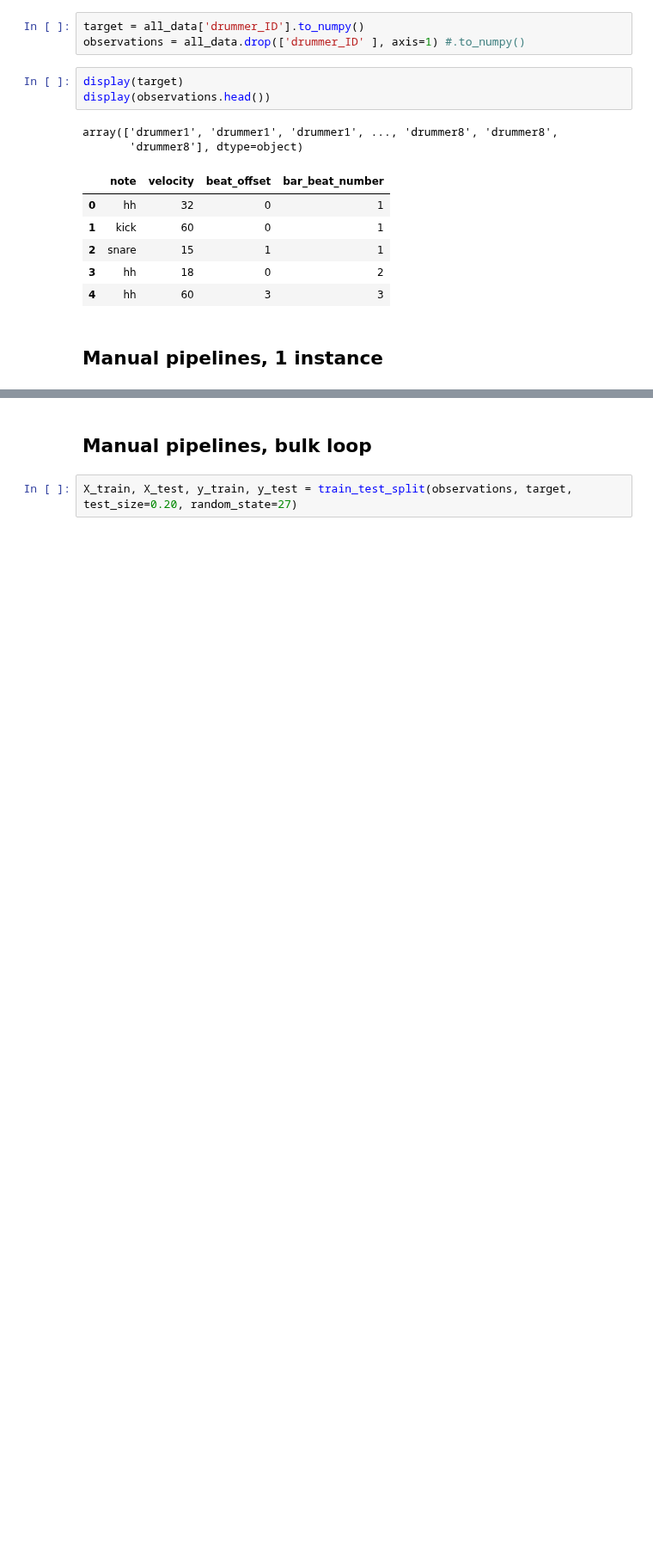
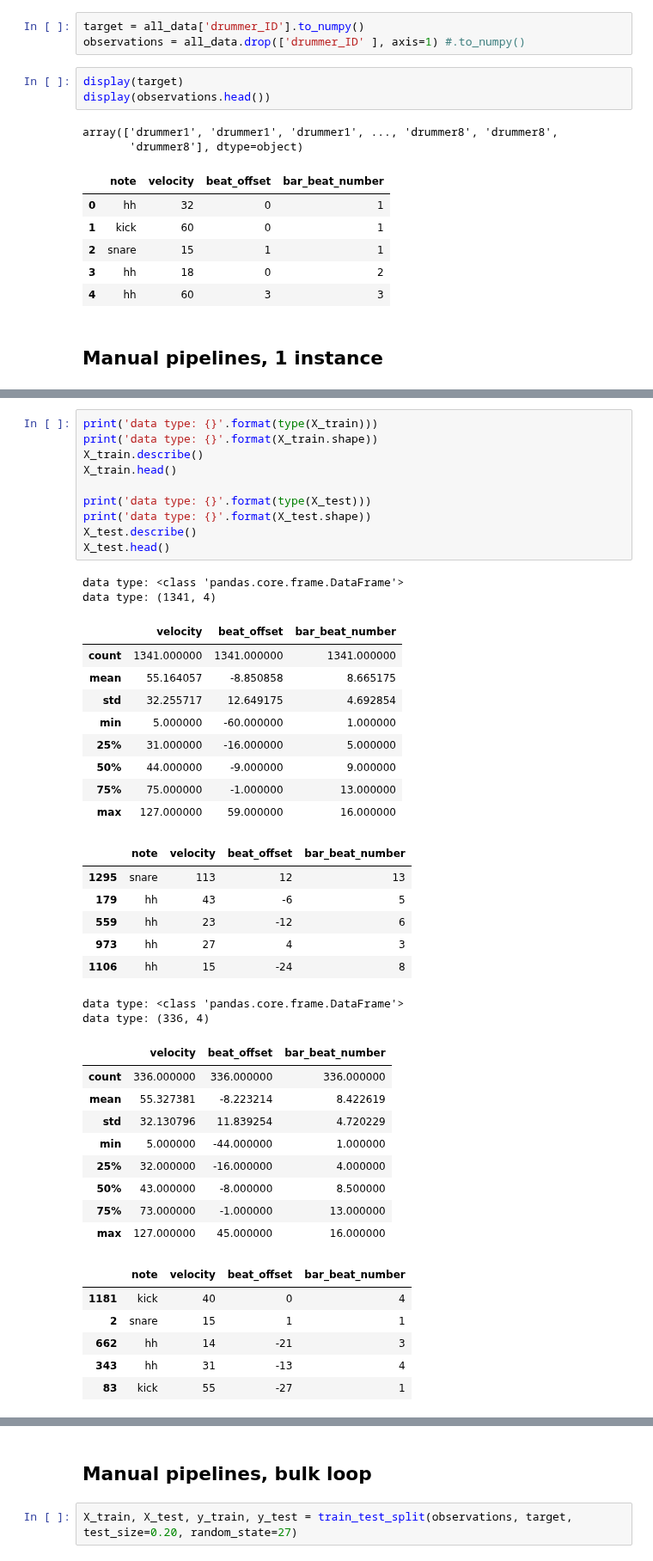
Before and after one commit to curtiscu/LYIT, a Jupyter notebook: ML_Models_2020_08_24.ipynb, the cells around one changed output, grey strips where cells are left out. Shown at 86% size. Drawn from its saved outputs; the diff is of its cells as text; blank space fills up the shorter version.

```diff
--- a/ML_Models_2020_08_24.ipynb
+++ b/ML_Models_2020_08_24.ipynb
@@ -1036 +1043,46 @@ Pipeline(memory=None,
+# %%
+print('data type: {}'.format(type(X_train)))
+print('data type: {}'.format(X_train.shape))
+X_train.describe()
+X_train.head()
+
+print('data type: {}'.format(type(X_test)))
+print('data type: {}'.format(X_test.shape))
+X_test.describe()
+X_test.head()
+# %% [output]
+data type: <class 'pandas.core.frame.DataFrame'>
+data type: (1341, 4)
+|  | velocity | beat_offset | bar_beat_number |
+| count | 1341.000000 | 1341.000000 | 1341.000000 |
+| mean | 55.164057 | -8.850858 | 8.665175 |
+| std | 32.255717 | 12.649175 | 4.692854 |
+| min | 5.000000 | -60.000000 | 1.000000 |
+| 25% | 31.000000 | -16.000000 | 5.000000 |
+| 50% | 44.000000 | -9.000000 | 9.000000 |
+| 75% | 75.000000 | -1.000000 | 13.000000 |
+| max | 127.000000 | 59.000000 | 16.000000 |
+|  | note | velocity | beat_offset | bar_beat_number |
+| 1295 | snare | 113 | 12 | 13 |
+| 179 | hh | 43 | -6 | 5 |
+| 559 | hh | 23 | -12 | 6 |
+| 973 | hh | 27 | 4 | 3 |
+| 1106 | hh | 15 | -24 | 8 |
+data type: <class 'pandas.core.frame.DataFrame'>
+data type: (336, 4)
+|  | velocity | beat_offset | bar_beat_number |
+| count | 336.000000 | 336.000000 | 336.000000 |
+| mean | 55.327381 | -8.223214 | 8.422619 |
+| std | 32.130796 | 11.839254 | 4.720229 |
+| min | 5.000000 | -44.000000 | 1.000000 |
+| 25% | 32.000000 | -16.000000 | 4.000000 |
+| 50% | 43.000000 | -8.000000 | 8.500000 |
+| 75% | 73.000000 | -1.000000 | 13.000000 |
+| max | 127.000000 | 45.000000 | 16.000000 |
+|  | note | velocity | beat_offset | bar_beat_number |
+| 1181 | kick | 40 | 0 | 4 |
+| 2 | snare | 15 | 1 | 1 |
+| 662 | hh | 14 | -21 | 3 |
+| 343 | hh | 31 | -13 | 4 |
+| 83 | kick | 55 | -27 | 1 |
 # %%
```
Also changed, not shown: parts of 16 cells of this notebook.
